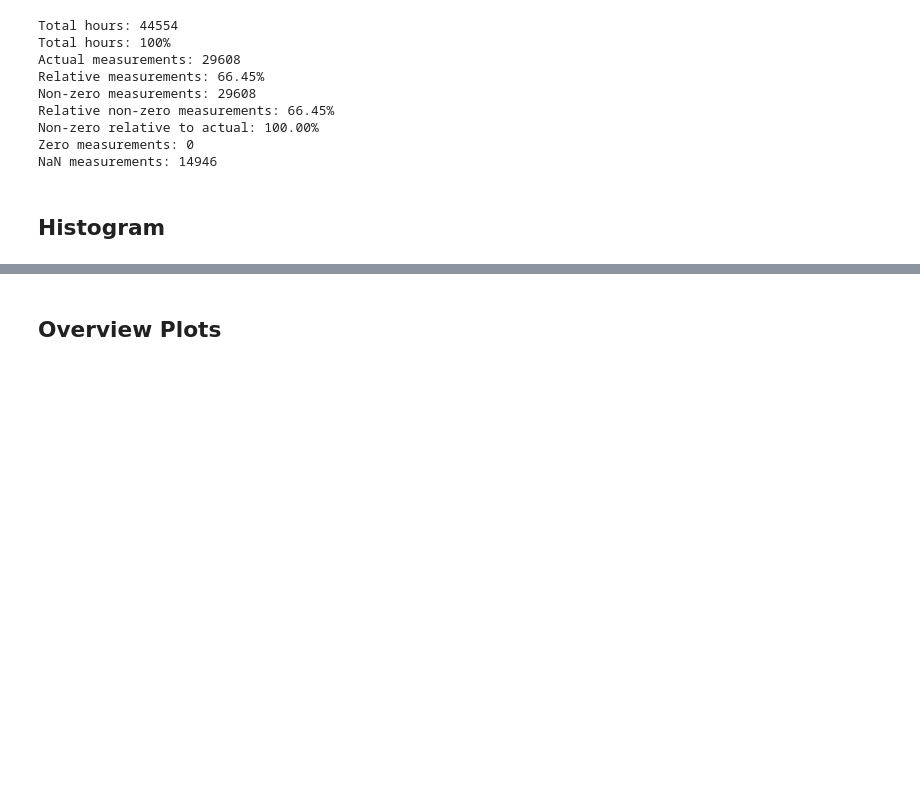
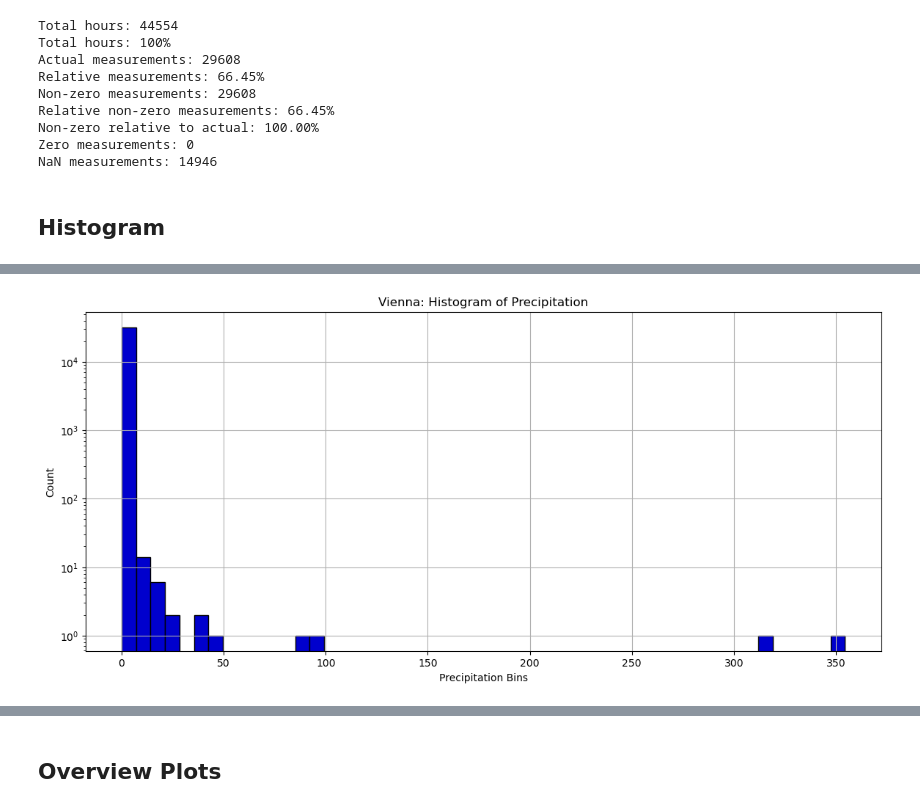
Before and after one commit to Ferdinand1123/digital-twin-for-weather-station, a Jupyter notebook: vienna.ipynb, the cells around one changed output, grey strips where cells are left out. Cells and saved outputs as stored; diff of their text form; code cells hidden in the pictures; blank space fills up the shorter version.

```diff
--- a/vienna.ipynb
+++ b/vienna.ipynb
@@ -418,0 +480,4 @@ with and without extremes
+# %%
+plot_hist(vienna_hourly_df, "tipping", "Vienna", save=False, log=True)
+# %% [output]
+[figure, added]
```
Also changed, not shown: parts of 19 cells of this notebook.
